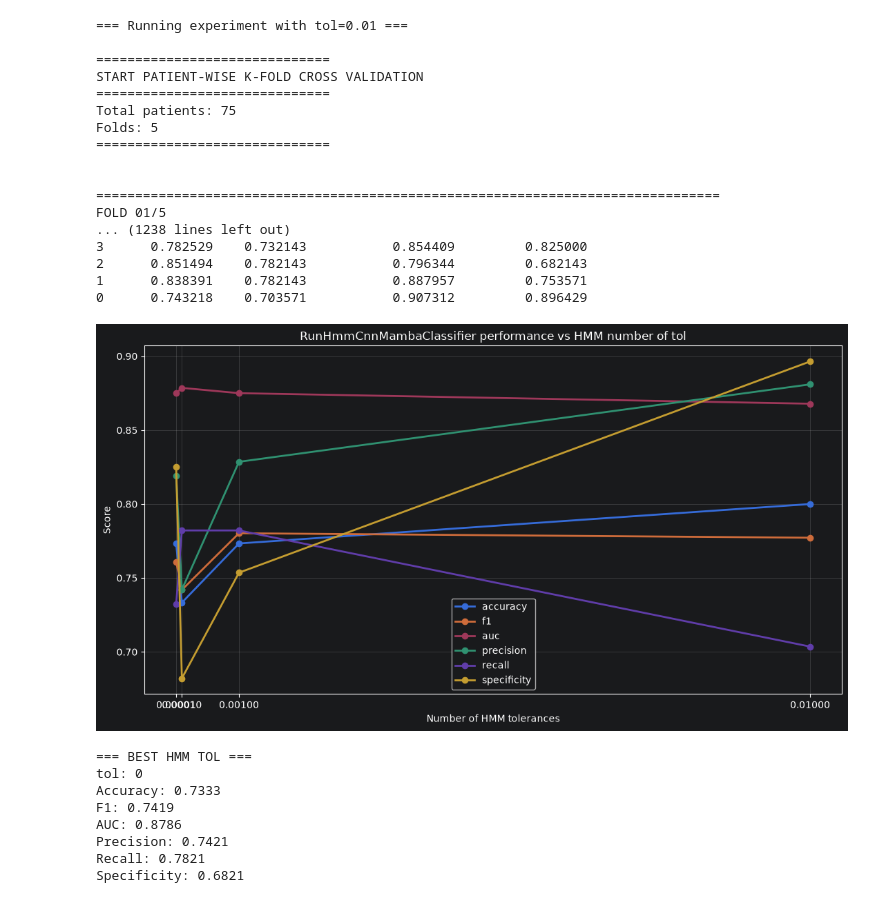
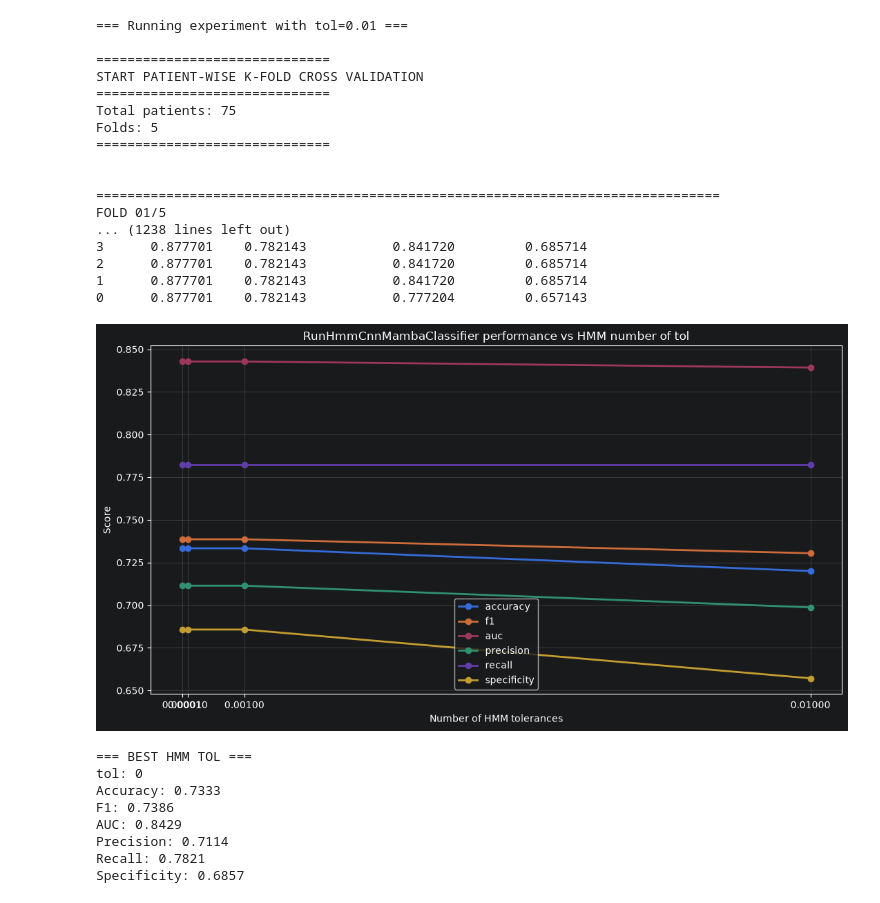
Before and after one commit to antonio19-tech/pdCLONE, a Jupyter notebook: src/notebooks/hmm_cnn_mamba(train seg - val seg).ipynb, the cells around one changed output. Saved outputs shown, nothing was run; the diff lists cells and outputs as text; code cells hidden in the pictures.

```diff
--- a/src/notebooks/hmm_cnn_mamba(train seg - val seg).ipynb
+++ b/src/notebooks/hmm_cnn_mamba(train seg - val seg).ipynb
@@ -276,12 +35,12 @@ for t in tols:
         # Configurazione dati
         # =====================================================
 
-        tasks=[4, 8],
+        tasks=[1, 8],
 
         feature_names=("x", "y"),
 
         engineered_features=(
-            "speed", "pressure_derivative",
+            "pressure_derivative",
         ),
 
         # =====================================================
@@ -294,7 +53,7 @@ for t in tols:
 
         learning_rate=1e-3,
 
-        regularization=1e-4,
+        regularization=1e-6,
 
         # =====================================================
         # HMM
@@ -462,43 +221,43 @@ print(
 
 print(
     f"AUC: {best['val_auc']:.4f}"
 )
 
 print(
     f"Precision: {best['val_precision']:.4f}"
 )
 
 print(
     f"Recall: {best['val_recall']:.4f}"
 )
 
 print(
     f"Specificity: {best['val_specificity']:.4f}"
 )
 # %% [output]
 === Running experiment with tol=0.01 ===
 
 ==============================
 START PATIENT-WISE K-FOLD CROSS VALIDATION
 ==============================
 Total patients: 75
 Folds: 5
 ==============================
 
 
 ================================================================================
 FOLD 01/5
 ... (1238 lines left out)
-3      0.782529    0.732143           0.854409         0.825000
-2      0.851494    0.782143           0.796344         0.682143
-1      0.838391    0.782143           0.887957         0.753571
-0      0.743218    0.703571           0.907312         0.896429
+3      0.877701    0.782143           0.841720         0.685714
+2      0.877701    0.782143           0.841720         0.685714
+1      0.877701    0.782143           0.841720         0.685714
+0      0.877701    0.782143           0.777204         0.657143
-[figure, old version]
+[figure, new version]
 === BEST HMM TOL ===
 tol: 0
 Accuracy: 0.7333
-F1: 0.7419
-AUC: 0.8786
-Precision: 0.7421
+F1: 0.7386
+AUC: 0.8429
+Precision: 0.7114
 Recall: 0.7821
-Specificity: 0.6821
+Specificity: 0.6857
```
Also changed, not shown: parts of 7 cells of this notebook, 43 other files.
